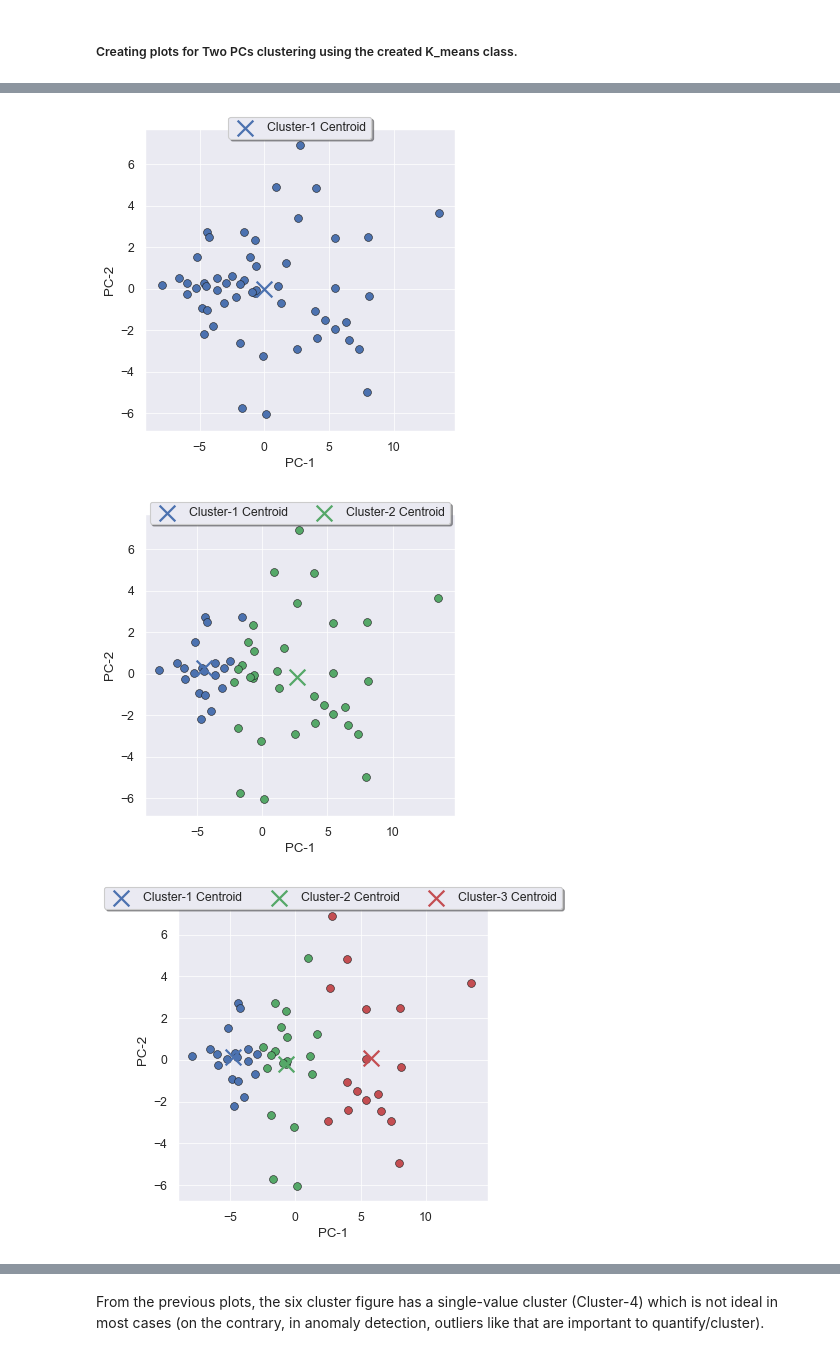
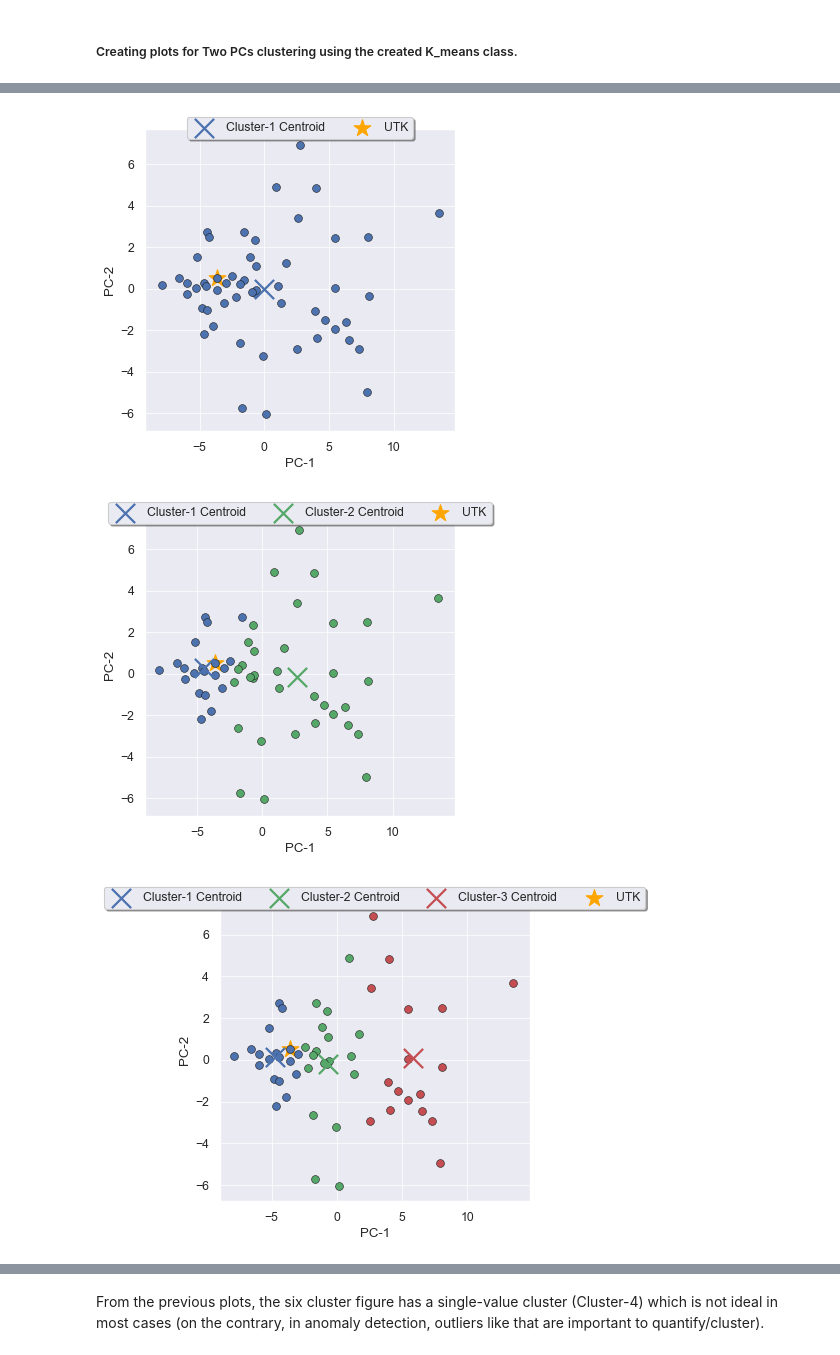
Before and after one commit to istewar1/Research, a Jupyter notebook: COSC 528/Project 2/Project2_notebook.ipynb, the cells around one changed output, grey strips where cells are left out. Saved outputs shown, nothing was run; the diff lists cells and outputs as text; code cells hidden in the pictures.

```diff
--- a/COSC 528/Project 2/Project2_notebook.ipynb
+++ b/COSC 528/Project 2/Project2_notebook.ipynb
@@ -452,36 +452,37 @@ h = sns.jointplot(x='PC1', y='PC2', data=data,\
 for i in range(1,5):
     kmeans = K_means(i)
     kmeans.main(data)
 
     c = ['b','g','r','c','m','y','k','w'] # python default plot colors for clusters
-    fig,ax = plt.subplots(figsize=(5,5),dpi=80)
+    fig,ax = plt.subplots(figsize=(5,5),dpi=80) # figsize=(10,10) for savefig
     for classification in kmeans.clusters:
         color = c[classification]
         for features in kmeans.clusters[classification]:
-            ax.scatter(features[0], features[1], color = color,s = 50,edgecolors='k',linewidth=0.5)
+            ax.scatter(features[0], features[1], color = color,s = 50,edgecolors='k',linewidth=0.5,zorder=3)
 
     for centroid in kmeans.centroids:
         legend_string = 'Cluster-%i Centroid'%(centroid+1)
         PC1 = kmeans.centroids[centroid][0]
         PC2 = kmeans.centroids[centroid][1]
-        ax.scatter(PC1,PC2,s=200, marker="x",color=c[centroid],linewidth=2,label=legend_string)
+        ax.scatter(PC1,PC2,s=300, marker="x",color=c[centroid],linewidth=2,label=legend_string,zorder=3)
 
+    ax.scatter(data[0][0],data[0][1],marker='*',s=250,color='orange',zorder=1,label='UTK')
     ax.grid(alpha=0.75)
     ax.set_axisbelow(True)
     ax.set_xlabel('PC-1');ax.set_ylabel('PC-2');
     if i <5:
         ax.legend(loc='upper center', bbox_to_anchor=(0.5, 1.06),
           ncol=4, fancybox=True, shadow=True)
     else:
         ax.legend(loc='upper center', bbox_to_anchor=(0.5, 1.097),
           ncol=4, fancybox=True, shadow=True)
     #plt.savefig('/Users/i6o/Research/COSC 528/Project 2/Figures/'+'KMeans_Cluster_'+str(i)+'.png',format='png',dpi=600)
     print '%i-Clusters : Converged in %i iterations'%(i,kmeans.centroids_converged)
 # %% [output]
 1-Clusters : Converged in 0 iterations
 2-Clusters : Converged in 0 iterations
 3-Clusters : Converged in 1 iterations
 4-Clusters : Converged in 6 iterations
-[figure, old version]
+[figure, new version]
-[figure, old version]
+[figure, new version]
-[figure, old version]
+[figure, new version]
```
Also changed, not shown: parts of 4 cells of this notebook, 3 other files.
